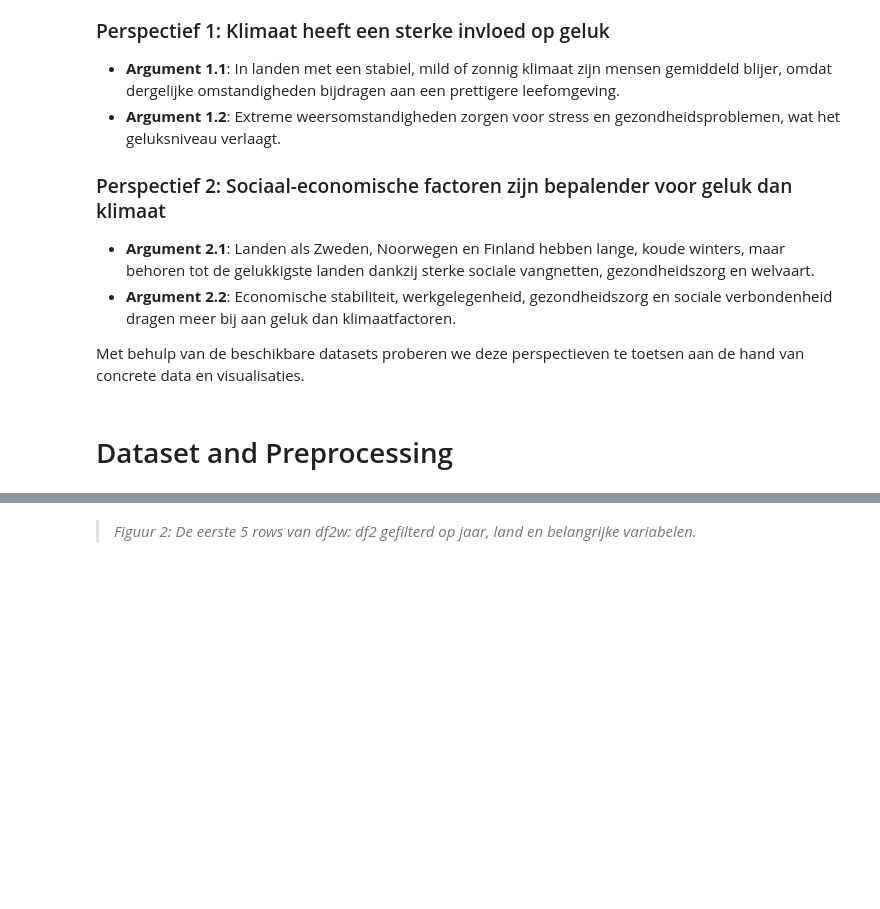
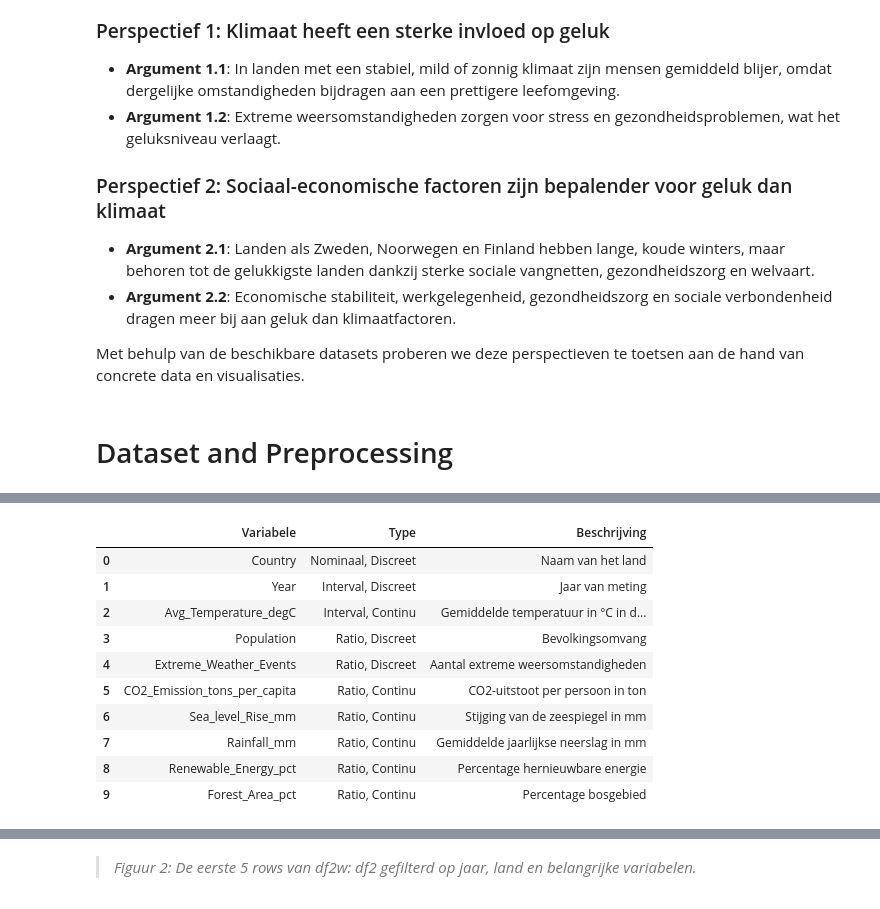
Before and after one commit to Mythsofmagic/Information_Visualization_2025, a Jupyter notebook: docs/notebook.ipynb, the cells around one changed output, grey strips where cells are left out. Drawn from its saved outputs; the diff is of its cells as text; code cells hidden in the pictures; blank space fills up the shorter version.

```diff
--- a/docs/notebook.ipynb
+++ b/docs/notebook.ipynb
@@ -185,0 +296,33 @@ Df2 werd allereerst bewerkt. Deze is gefilterd op het jaar 2024 en geaggregeerd
+# %%
+df3 = pd.DataFrame({
+    'Variabele': [
+        'Country', 'Year', 'Avg_Temperature_degC', 'Population', 'Extreme_Weather_Events',
+        'CO2_Emission_tons_per_capita', 'Sea_level_Rise_mm', 'Rainfall_mm',
+        'Renewable_Energy_pct', 'Forest_Area_pct'
+    ],
+    'Type': [
+        'Nominaal, Discreet', 'Interval, Discreet', 'Interval, Continu', 'Ratio, Discreet',
+        'Ratio, Discreet', 'Ratio, Continu', 'Ratio, Continu', 'Ratio, Continu',
+        'Ratio, Continu', 'Ratio, Continu'
+    ],
+    'Beschrijving': [
+        'Naam van het land', 'Jaar van meting', 'Gemiddelde temperatuur in °C in dat jaar',
+        'Bevolkingsomvang', 'Aantal extreme weersomstandigheden',
+        'CO2-uitstoot per persoon in ton', 'Stijging van de zeespiegel in mm',
+        'Gemiddelde jaarlijkse neerslag in mm', 'Percentage hernieuwbare energie', 'Percentage bosgebied'
+    ]
+})
+
+display(df3)
+# %% [output]
+|  | Variabele | Type | Beschrijving |
+| 0 | Country | Nominaal, Discreet | Naam van het land |
+| 1 | Year | Interval, Discreet | Jaar van meting |
+| 2 | Avg_Temperature_degC | Interval, Continu | Gemiddelde temperatuur in °C in d... |
+| 3 | Population | Ratio, Discreet | Bevolkingsomvang |
+| 4 | Extreme_Weather_Events | Ratio, Discreet | Aantal extreme weersomstandigheden |
+| 5 | CO2_Emission_tons_per_capita | Ratio, Continu | CO2-uitstoot per persoon in ton |
+| 6 | Sea_level_Rise_mm | Ratio, Continu | Stijging van de zeespiegel in mm |
+| 7 | Rainfall_mm | Ratio, Continu | Gemiddelde jaarlijkse neerslag in mm |
+| 8 | Renewable_Energy_pct | Ratio, Continu | Percentage hernieuwbare energie |
+| 9 | Forest_Area_pct | Ratio, Continu | Percentage bosgebied |
```
Also changed, not shown: parts of 9 cells of this notebook.
